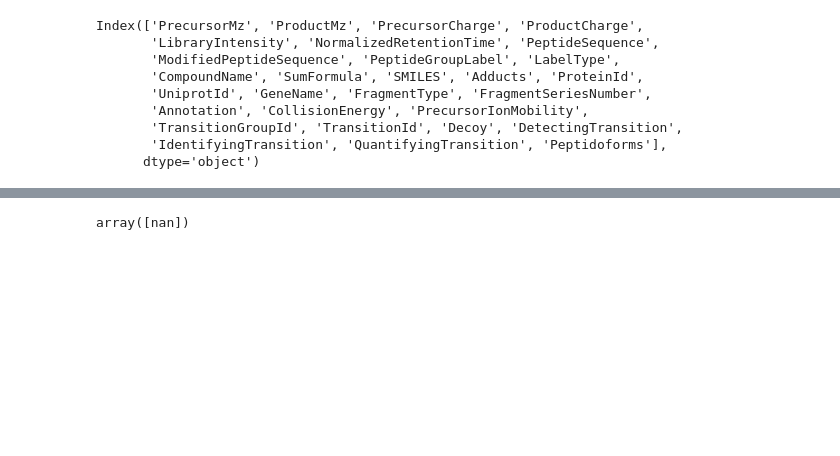
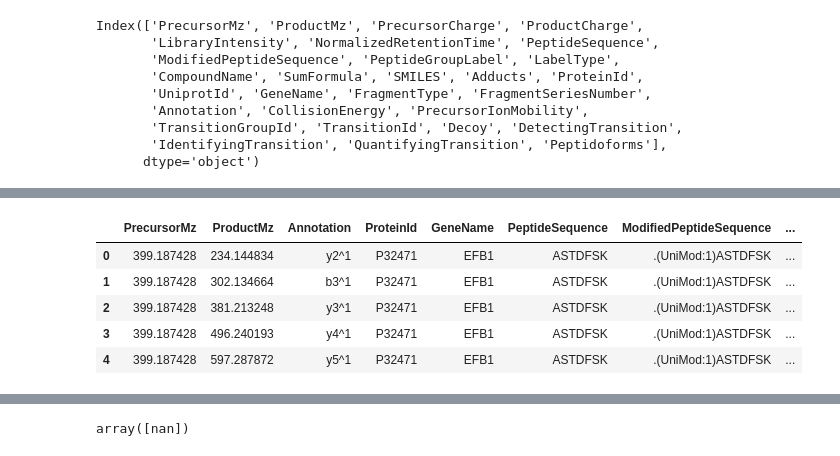
Before and after one commit to statisticalbiotechnology/dia_sum, a Jupyter notebook: experiments/20210602_spectral_library_formatting_to_diaNN.ipynb, the cells around one changed output, grey strips where cells are left out. Cells and saved outputs as stored; diff of their text form; code cells hidden in the pictures; blank space fills up the shorter version.

```diff
--- a/experiments/20210602_spectral_library_formatting_to_diaNN.ipynb
+++ b/experiments/20210602_spectral_library_formatting_to_diaNN.ipynb
@@ -38,0 +56,9 @@ lib_mod[lib.drop(["FragmentLossType", 'FragmentCharge'], axis = 1).columns].to_c
+# %%
+lib_mod_cleaned.head()
+# %% [output]
+|  | PrecursorMz | ProductMz | Annotation | ProteinId | GeneName | PeptideSequence | ModifiedPeptideSequence | ... |
+| 0 | 399.187428 | 234.144834 | y2^1 | P32471 | EFB1 | ASTDFSK | .(UniMod:1)ASTDFSK | ... |
+| 1 | 399.187428 | 302.134664 | b3^1 | P32471 | EFB1 | ASTDFSK | .(UniMod:1)ASTDFSK | ... |
+| 2 | 399.187428 | 381.213248 | y3^1 | P32471 | EFB1 | ASTDFSK | .(UniMod:1)ASTDFSK | ... |
+| 3 | 399.187428 | 496.240193 | y4^1 | P32471 | EFB1 | ASTDFSK | .(UniMod:1)ASTDFSK | ... |
+| 4 | 399.187428 | 597.287872 | y5^1 | P32471 | EFB1 | ASTDFSK | .(UniMod:1)ASTDFSK | ... |
```
Also changed, not shown: parts of 13 cells of this notebook, 7 other files.
